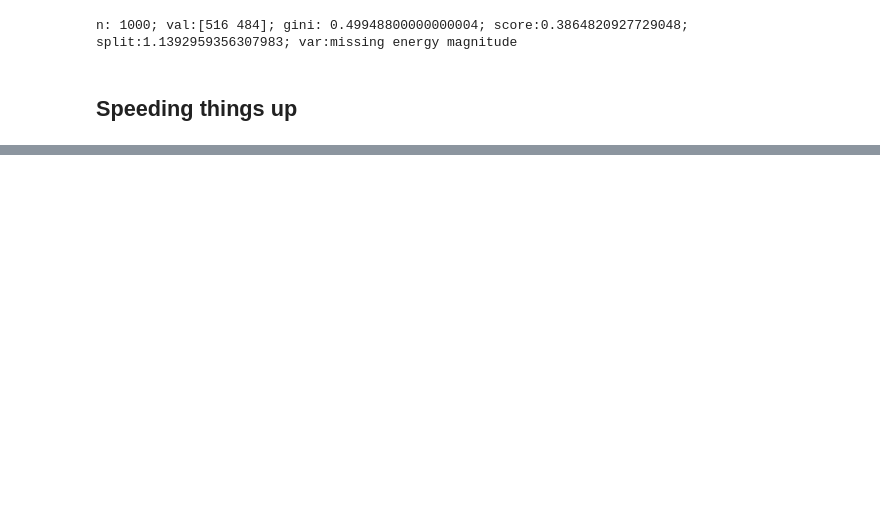
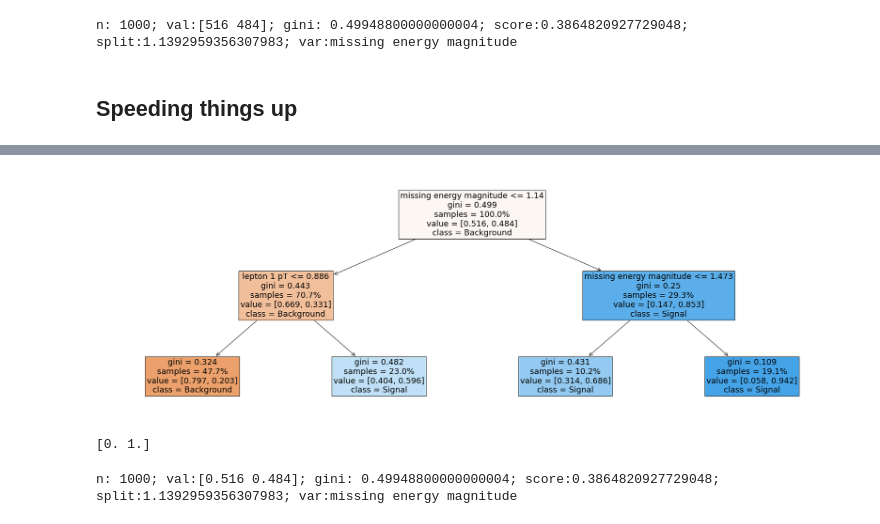
Before and after one commit to lewtun/hepml, a Jupyter notebook: notebooks/lesson03_random-forest-from-scratch.ipynb, the cells around one changed output, grey strips where cells are left out. Cells and saved outputs as stored; diff of their text form; code cells hidden in the pictures; blank space fills up the shorter version.

Commit message:
Complete random forest derivation

```diff
--- a/notebooks/lesson03_random-forest-from-scratch.ipynb
+++ b/notebooks/lesson03_random-forest-from-scratch.ipynb
@@ -203,5 +228,7 @@ n: 1000; val:[516 484]; gini: 0.49948800000000004
 # %%
-m = RandomForestClassifier(n_estimators=1, max_depth=1, bootstrap=False)
+m = RandomForestClassifier(
+    n_estimators=1, max_depth=1, bootstrap=False, random_state=42, max_features=None
+)
 m.fit(x_samp, y_samp)
 # %% [output]
 RandomForestClassifier(bootstrap=False, ccp_alpha=0.0, class_weight=None,
@@ -309,0 +357,5 @@ n: 1000; val:[516 484]; gini: 0.49948800000000004; score:450.6534602352531; spli
+# %%
+m = RandomForestClassifier(
+    n_estimators=1, max_depth=2, bootstrap=False, random_state=42, max_features=None
+)
+m.fit(x_samp, y_samp)
@@ -309,0 +371,20 @@ n: 1000; val:[516 484]; gini: 0.49948800000000004; score:450.6534602352531; spli
+# %%
+# get column names
+feature_names = X_train.columns
+# define class names
+class_names = ["Background", "Signal"]
+# we need to specify the background color because of a quirk in sklearn
+fig, ax = plt.subplots(figsize=(30, 10))
+# generate tree plot
+plot_tree(
+    m.estimators_[0],
+    filled=True,
+    feature_names=feature_names,
+    class_names=class_names,
+    ax=ax,
+    fontsize=18,
+    proportion=True
+)
+plt.show()
+# %% [output]
+[figure, added]
@@ -309,0 +406,11 @@ n: 1000; val:[516 484]; gini: 0.49948800000000004; score:450.6534602352531; spli
+# %%
+if len(a) == 1:
+    if int(a) == 0:
+        print(np.array([0., 1.]))
+# %% [output]
+[0. 1.]
+# %%
+tree = TreeEnsemble(x_samp, y_samp, 1, 1000).trees[0]
+tree
+# %% [output]
+n: 1000; val:[0.516 0.484]; gini: 0.49948800000000004; score:0.3864820927729048; split:1.1392959356307983; var:missing energy magnitude
```
Also changed, not shown: parts of 54 cells of this notebook, 1 other file.
